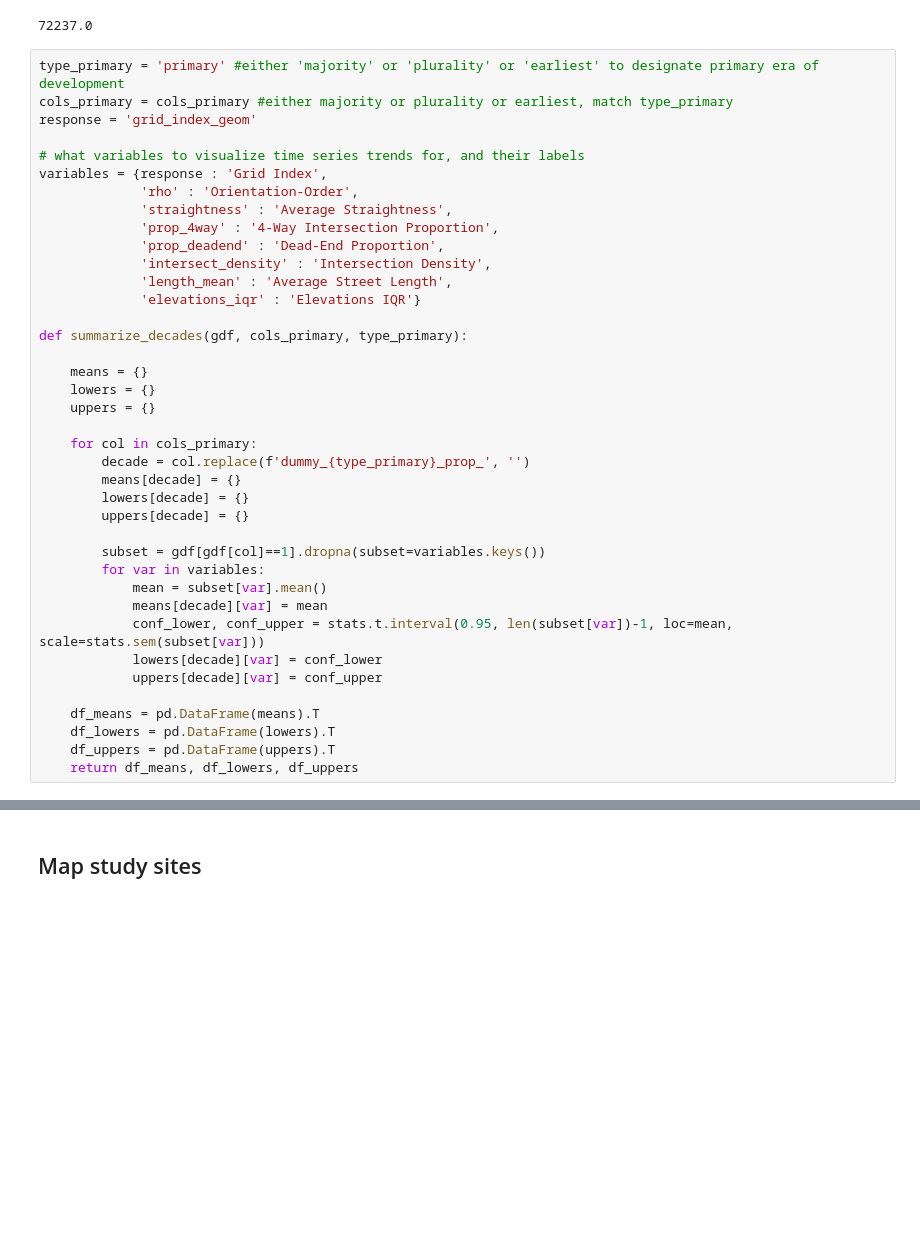
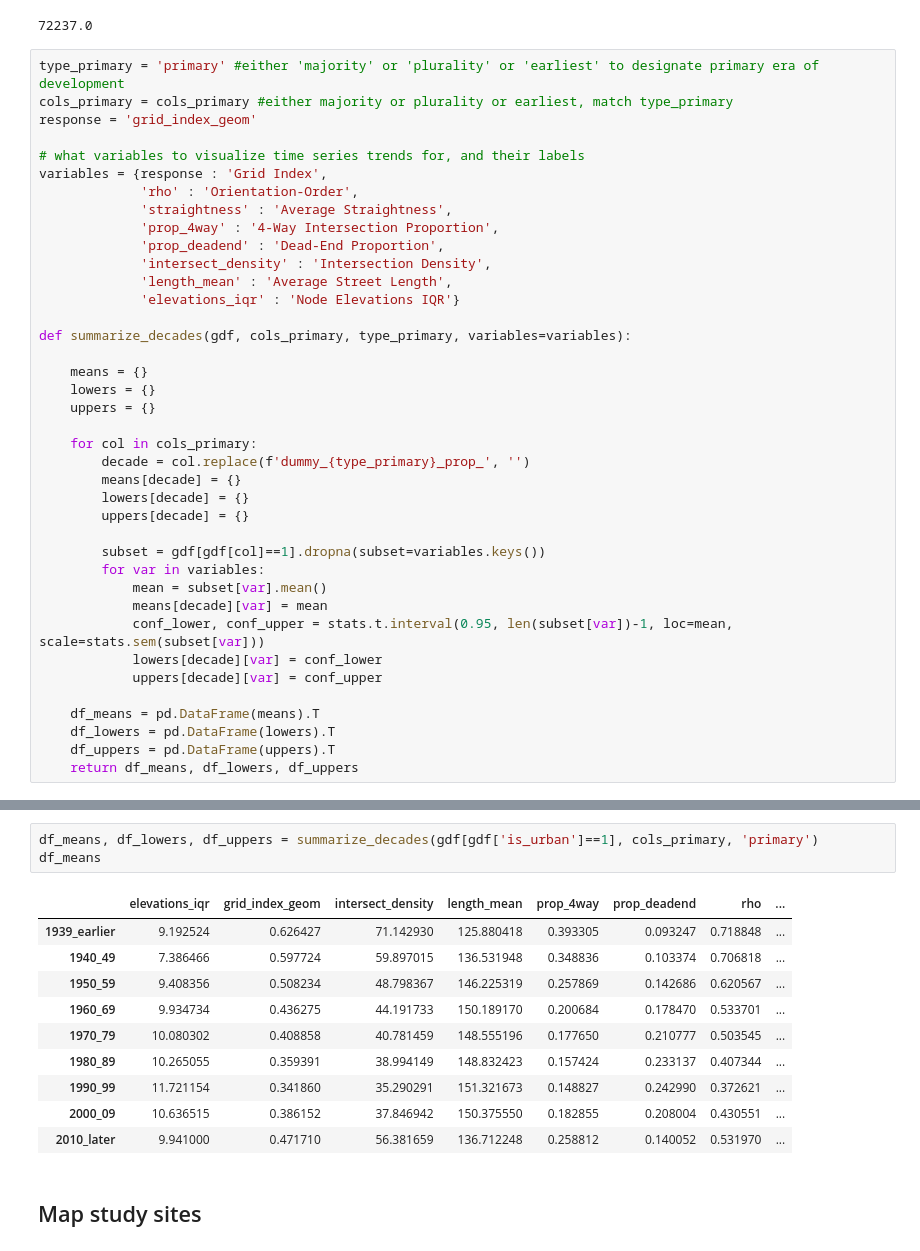
Before and after one commit to gboeing/tracts-streets-evolution, a Jupyter notebook: 04-visualize.ipynb, the cells around one changed output, grey strips where cells are left out. Cells and saved outputs as stored; diff of their text form; blank space fills up the shorter version.

```diff
--- a/04-visualize.ipynb
+++ b/04-visualize.ipynb
@@ -159,9 +172,9 @@ variables = {response : 'Grid Index',
              'prop_deadend' : 'Dead-End Proportion',
              'intersect_density' : 'Intersection Density',
              'length_mean' : 'Average Street Length',
-             'elevations_iqr' : 'Elevations IQR'}
+             'elevations_iqr' : 'Node Elevations IQR'}
 
-def summarize_decades(gdf, cols_primary, type_primary):
+def summarize_decades(gdf, cols_primary, type_primary, variables=variables):
 
     means = {}
     lowers = {}
@@ -262,3 +290,17 @@ plt.close()
+# %%
+df_means, df_lowers, df_uppers = summarize_decades(gdf[gdf['is_urban']==1], cols_primary, 'primary')
+df_means
+# %% [output]
+|  | elevations_iqr | grid_index_geom | intersect_density | length_mean | prop_4way | prop_deadend | rho | ... |
+| 1939_earlier | 9.192524 | 0.626427 | 71.142930 | 125.880418 | 0.393305 | 0.093247 | 0.718848 | ... |
+| 1940_49 | 7.386466 | 0.597724 | 59.897015 | 136.531948 | 0.348836 | 0.103374 | 0.706818 | ... |
+| 1950_59 | 9.408356 | 0.508234 | 48.798367 | 146.225319 | 0.257869 | 0.142686 | 0.620567 | ... |
+| 1960_69 | 9.934734 | 0.436275 | 44.191733 | 150.189170 | 0.200684 | 0.178470 | 0.533701 | ... |
+| 1970_79 | 10.080302 | 0.408858 | 40.781459 | 148.555196 | 0.177650 | 0.210777 | 0.503545 | ... |
+| 1980_89 | 10.265055 | 0.359391 | 38.994149 | 148.832423 | 0.157424 | 0.233137 | 0.407344 | ... |
+| 1990_99 | 11.721154 | 0.341860 | 35.290291 | 151.321673 | 0.148827 | 0.242990 | 0.372621 | ... |
+| 2000_09 | 10.636515 | 0.386152 | 37.846942 | 150.375550 | 0.182855 | 0.208004 | 0.430551 | ... |
+| 2010_later | 9.941000 | 0.471710 | 56.381659 | 136.712248 | 0.258812 | 0.140052 | 0.531970 | ... |
 # %% [markdown]
 ## Map study sites
 # %%
```
Also changed, not shown: parts of 7 cells of this notebook, 3 other files.
